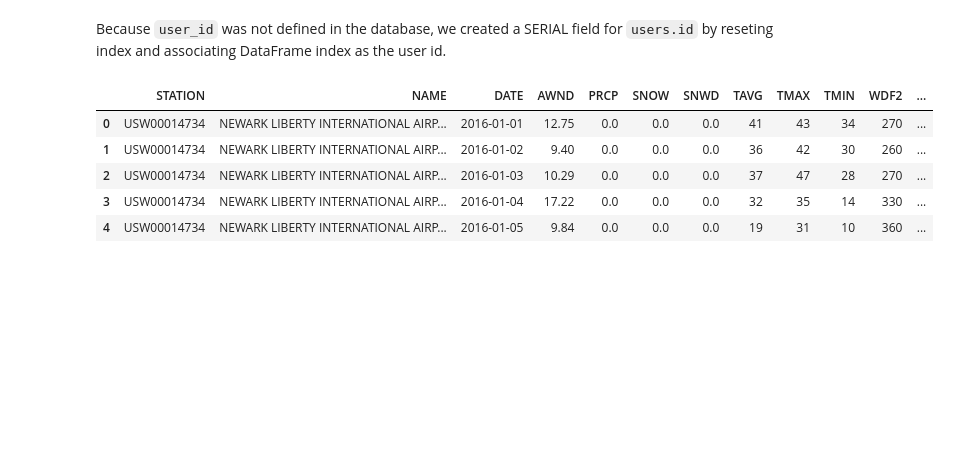
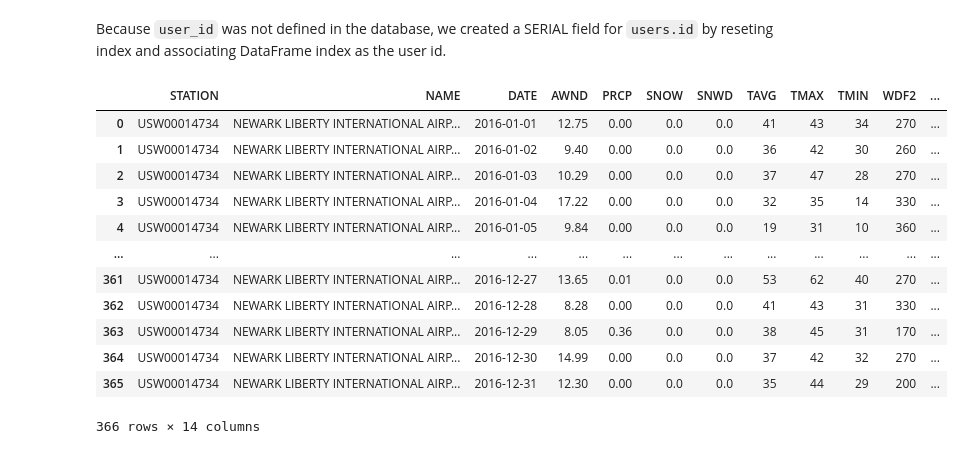
Before and after one commit to JamieSDavis/codecademy_stuff, a Jupyter notebook: Data/bike_rental/Bike Rental Project.ipynb, the cells around one changed output. Saved outputs shown, nothing was run; the diff lists cells and outputs as text; code cells hidden in the pictures; blank space fills up the shorter version.

```diff
--- a/Data/bike_rental/Bike Rental Project.ipynb
+++ b/Data/bike_rental/Bike Rental Project.ipynb
@@ -678,12 +703,19 @@ users_data.head()
 # %% [markdown]
 Because `user_id` was not defined in the database, we created a SERIAL field for `users.id` by reseting index and associating DataFrame index as the user id.
 # %%
-weather_data.head()
+weather_data
 # %% [output]
 |  | STATION | NAME | DATE | AWND | PRCP | SNOW | SNWD | TAVG | TMAX | TMIN | WDF2 | ... |
-| 0 | USW00014734 | NEWARK LIBERTY INTERNATIONAL AIRP... | 2016-01-01 | 12.75 | 0.0 | 0.0 | 0.0 | 41 | 43 | 34 | 270 | ... |
-| 1 | USW00014734 | NEWARK LIBERTY INTERNATIONAL AIRP... | 2016-01-02 | 9.40 | 0.0 | 0.0 | 0.0 | 36 | 42 | 30 | 260 | ... |
-| 2 | USW00014734 | NEWARK LIBERTY INTERNATIONAL AIRP... | 2016-01-03 | 10.29 | 0.0 | 0.0 | 0.0 | 37 | 47 | 28 | 270 | ... |
-| 3 | USW00014734 | NEWARK LIBERTY INTERNATIONAL AIRP... | 2016-01-04 | 17.22 | 0.0 | 0.0 | 0.0 | 32 | 35 | 14 | 330 | ... |
-| 4 | USW00014734 | NEWARK LIBERTY INTERNATIONAL AIRP... | 2016-01-05 | 9.84 | 0.0 | 0.0 | 0.0 | 19 | 31 | 10 | 360 | ... |
+| 0 | USW00014734 | NEWARK LIBERTY INTERNATIONAL AIRP... | 2016-01-01 | 12.75 | 0.00 | 0.0 | 0.0 | 41 | 43 | 34 | 270 | ... |
+| 1 | USW00014734 | NEWARK LIBERTY INTERNATIONAL AIRP... | 2016-01-02 | 9.40 | 0.00 | 0.0 | 0.0 | 36 | 42 | 30 | 260 | ... |
+| 2 | USW00014734 | NEWARK LIBERTY INTERNATIONAL AIRP... | 2016-01-03 | 10.29 | 0.00 | 0.0 | 0.0 | 37 | 47 | 28 | 270 | ... |
+| 3 | USW00014734 | NEWARK LIBERTY INTERNATIONAL AIRP... | 2016-01-04 | 17.22 | 0.00 | 0.0 | 0.0 | 32 | 35 | 14 | 330 | ... |
+| 4 | USW00014734 | NEWARK LIBERTY INTERNATIONAL AIRP... | 2016-01-05 | 9.84 | 0.00 | 0.0 | 0.0 | 19 | 31 | 10 | 360 | ... |
+| ... | ... | ... | ... | ... | ... | ... | ... | ... | ... | ... | ... | ... |
+| 361 | USW00014734 | NEWARK LIBERTY INTERNATIONAL AIRP... | 2016-12-27 | 13.65 | 0.01 | 0.0 | 0.0 | 53 | 62 | 40 | 270 | ... |
+| 362 | USW00014734 | NEWARK LIBERTY INTERNATIONAL AIRP... | 2016-12-28 | 8.28 | 0.00 | 0.0 | 0.0 | 41 | 43 | 31 | 330 | ... |
+| 363 | USW00014734 | NEWARK LIBERTY INTERNATIONAL AIRP... | 2016-12-29 | 8.05 | 0.36 | 0.0 | 0.0 | 38 | 45 | 31 | 170 | ... |
+| 364 | USW00014734 | NEWARK LIBERTY INTERNATIONAL AIRP... | 2016-12-30 | 14.99 | 0.00 | 0.0 | 0.0 | 37 | 42 | 32 | 270 | ... |
+| 365 | USW00014734 | NEWARK LIBERTY INTERNATIONAL AIRP... | 2016-12-31 | 12.30 | 0.00 | 0.0 | 0.0 | 35 | 44 | 29 | 200 | ... |
+366 rows × 14 columns
 # %%
```
Also changed, not shown: parts of 36 cells of this notebook.
